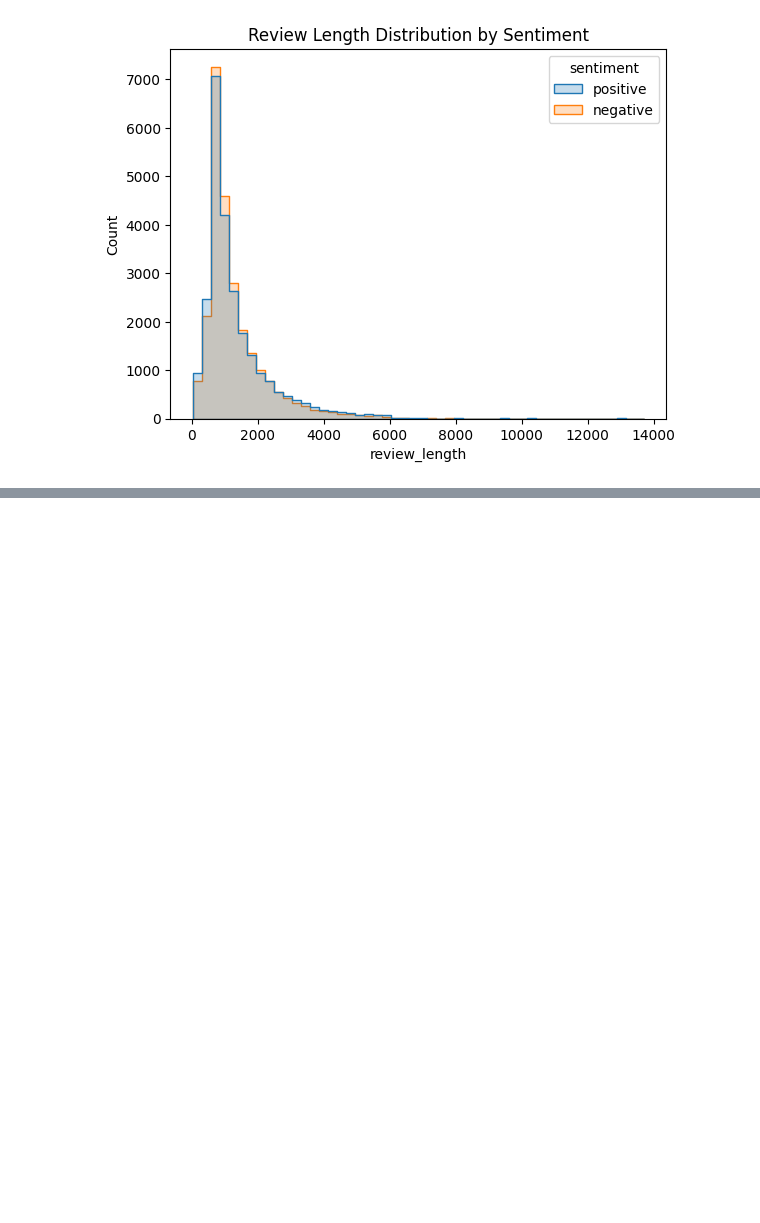
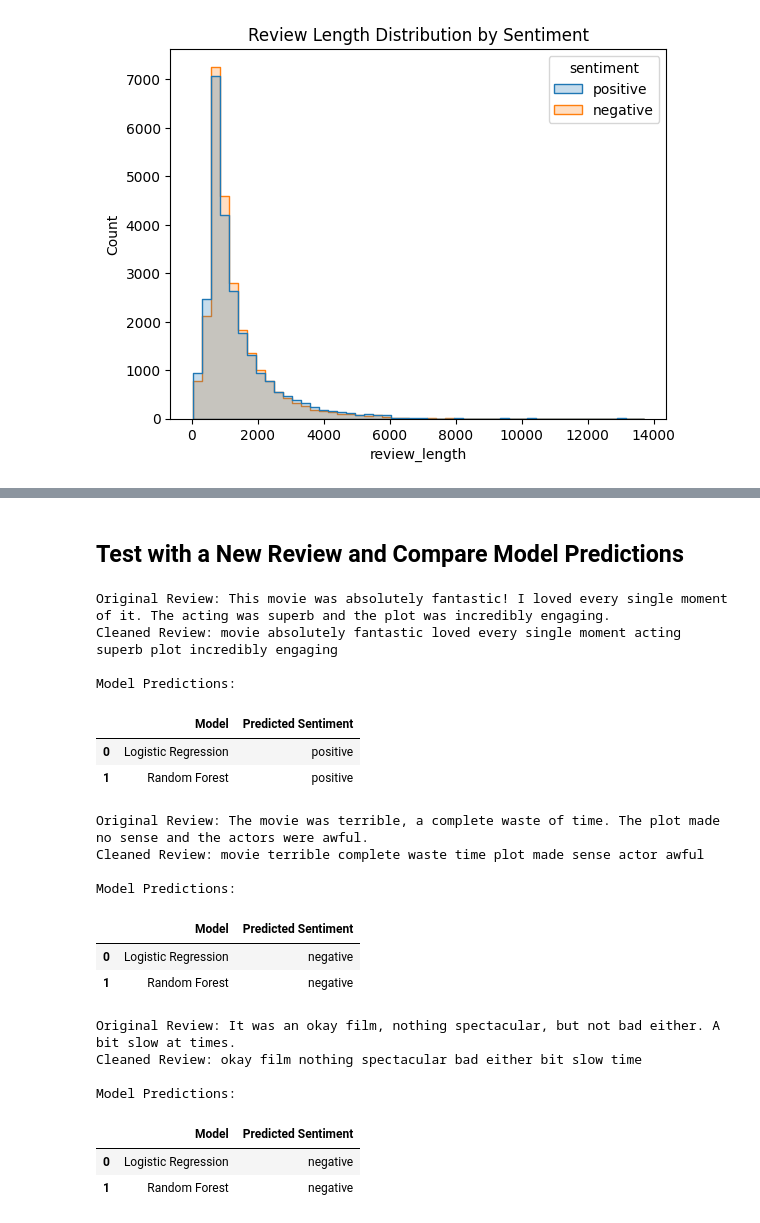
Before and after one commit to Prashidha0O1/imdb-review-classifier, a Jupyter notebook: notebook/23048617_PrashidhaRawal.ipynb, the cells around one changed output, grey strips where cells are left out. Cells and saved outputs as stored; diff of their text form; code cells hidden in the pictures; blank space fills up the shorter version.

Commit message:
Feat(milestone 2): developement completed, Trained LR and RF and prdicted

```diff
--- a/notebook/23048617_PrashidhaRawal.ipynb
+++ b/notebook/23048617_PrashidhaRawal.ipynb
@@ -62,0 +245,20 @@ plt.show()
+# %%
+from sklearn.ensemble import RandomForestClassifier
+from sklearn.metrics import classification_report, accuracy_score
+
+# Initialize and train the Random Forest model
+random_forest_model = RandomForestClassifier(n_estimators=100, random_state=42, n_jobs=-1) # n_jobs=-1 uses all available cores
+print("Training Random Forest model...")
+random_forest_model.fit(X_train, y_train)
+print("Random Forest model training complete.")
+
+# Make predictions on the test set
+y_pred_rf = random_forest_model.predict(X_test)
+
+# Evaluate the model
+accuracy_rf = accuracy_score(y_test, y_pred_rf)
+report_rf = classification_report(y_test, y_pred_rf)
+
+print(f"\nRandom Forest Model Accuracy: {accuracy_rf:.4f}")
+print("\nRandom Forest Model Classification Report:")
+print(report_rf)
@@ -62,0 +280,59 @@ plt.show()
+# %% [markdown]
+## Test with a New Review and Compare Model Predictions
+# %%
+def predict_sentiment_for_review(review_text):
+    # 1. Preprocess the input review
+    cleaned_input_review = preprocess_text(review_text)
+    print(f"\nOriginal Review: {review_text}")
+    print(f"Cleaned Review: {cleaned_input_review}")
+
+    # 2. Vectorize the cleaned review using the trained TF-IDF vectorizer
+    # The input needs to be in a list format for the transform method
+    vectorized_input = tfidf_vectorizer.transform([cleaned_input_review])
+
+    # 3. Predict sentiment using Logistic Regression
+    pred_lr = logistic_model.predict(vectorized_input)[0]
+    sentiment_lr = 'positive' if pred_lr == 1 else 'negative'
+
+    # 4. Predict sentiment using Random Forest
+    pred_rf = random_forest_model.predict(vectorized_input)[0]
+    sentiment_rf = 'positive' if pred_rf == 1 else 'negative'
+
+    results = pd.DataFrame({
+        'Model': ['Logistic Regression', 'Random Forest'],
+        'Predicted Sentiment': [sentiment_lr, sentiment_rf]
+    })
+
+    print("\nModel Predictions:")
+    display(results)
+
+random_review = "This movie was absolutely fantastic! I loved every single moment of it. The acting was superb and the plot was incredibly engaging."
+predict_sentiment_for_review(random_review)
+
+random_review_2 = "The movie was terrible, a complete waste of time. The plot made no sense and the actors were awful."
+predict_sentiment_for_review(random_review_2)
+
+random_review_3 = "It was an okay film, nothing spectacular, but not bad either. A bit slow at times."
+predict_sentiment_for_review(random_review_3)
+# %% [output]
+Original Review: This movie was absolutely fantastic! I loved every single moment of it. The acting was superb and the plot was incredibly engaging.
+Cleaned Review: movie absolutely fantastic loved every single moment acting superb plot incredibly engaging
+
+Model Predictions:
+|  | Model | Predicted Sentiment |
+| 0 | Logistic Regression | positive |
+| 1 | Random Forest | positive |
+Original Review: The movie was terrible, a complete waste of time. The plot made no sense and the actors were awful.
+Cleaned Review: movie terrible complete waste time plot made sense actor awful
+
+Model Predictions:
+|  | Model | Predicted Sentiment |
+| 0 | Logistic Regression | negative |
+| 1 | Random Forest | negative |
+Original Review: It was an okay film, nothing spectacular, but not bad either. A bit slow at times.
+Cleaned Review: okay film nothing spectacular bad either bit slow time
+
+Model Predictions:
+|  | Model | Predicted Sentiment |
+| 0 | Logistic Regression | negative |
+| 1 | Random Forest | negative |
```
Also changed, not shown: parts of 12 cells of this notebook.
